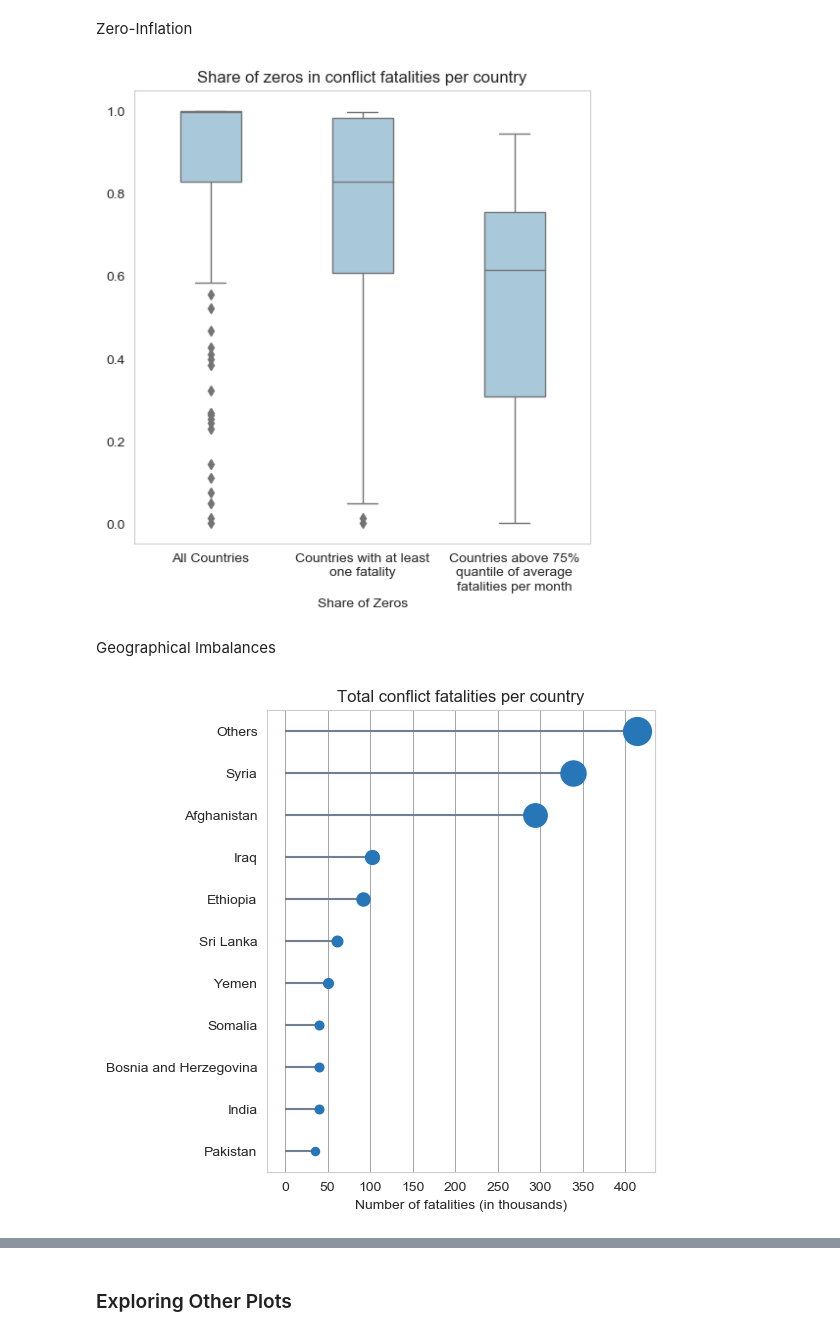
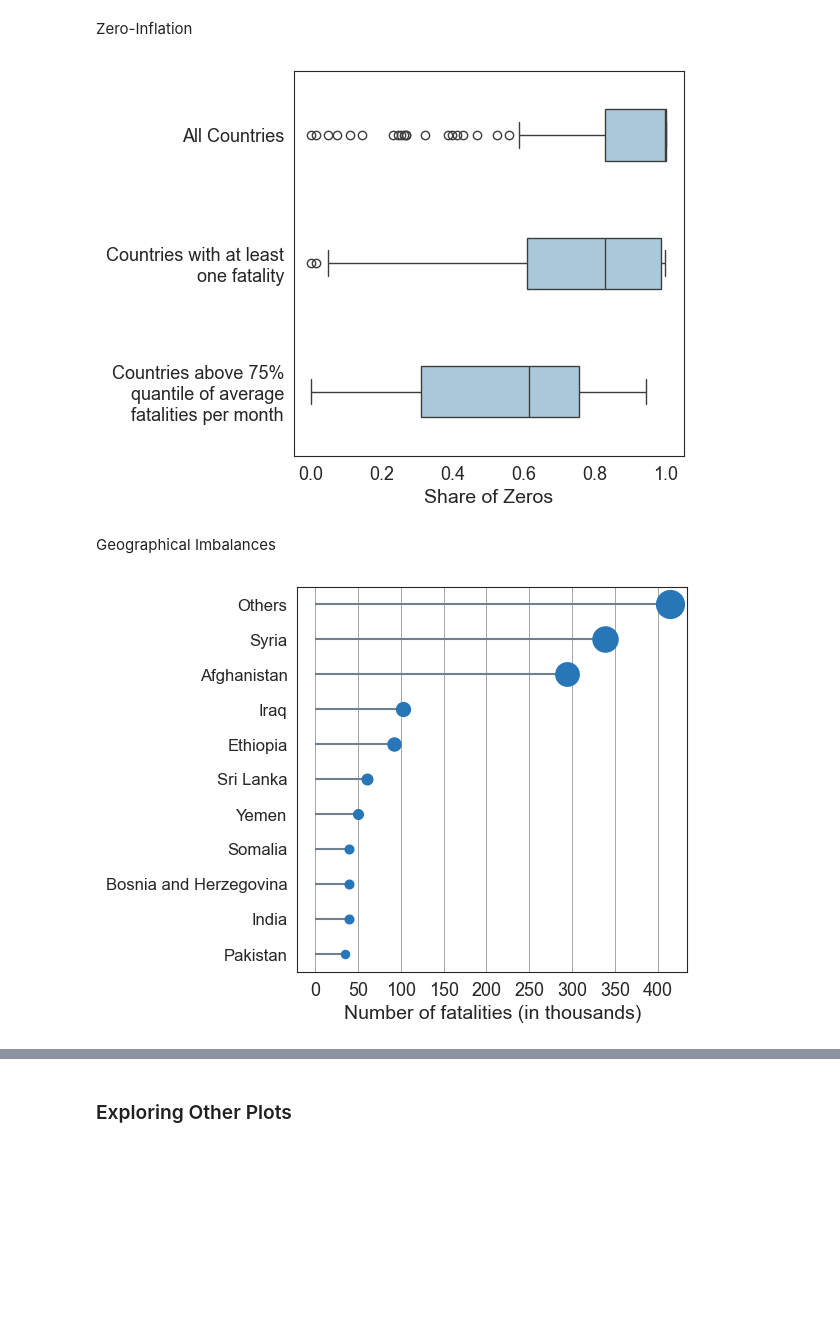
Before and after one commit to simondrauz/bachelor_thesis, a Jupyter notebook: visualizing_fatalities.ipynb, the cells around one changed output, grey strips where cells are left out. Saved outputs shown, nothing was run; the diff lists cells and outputs as text; code cells hidden in the pictures; blank space fills up the shorter version.

```diff
--- a/visualizing_fatalities.ipynb
+++ b/visualizing_fatalities.ipynb
@@ -45,10 +45,15 @@ colormap = colormap_deep_custom; colormap
  (0.39215686274509803, 0.7098039215686275, 0.803921568627451)]
 # %%
 # Optional setting for consistent font sized throughout the plots (not yet used)
-legend_text_size = 12
-title_text_size = 16
+legend_text_size = 13
+title_text_size = 14
 yax_text_size = 14
 xax_text_size = 14
+xticklabel_size = 13
+yticklabel_size = 13
+# %%
+# Set style of seaborn functions
+sns.set_style("white")
 # %%
 # Function to obtain relevant subsets of countries
 def get_country_subsets(data):
@@ -395,7 +415,7 @@ def plot_total_fatalities_over_time(df):
 # %% [markdown]
 Boxplots
 # %%
-def generate_boxplots_of_share_of_zeros(data, all_countries, countries_non_zero, countries_over_quantile, color):
+def generate_boxplots_of_share_of_zeros(data, all_countries, countries_non_zero, countries_over_quantile, color, export=False):
     """
     Generates box plots for the share of zeros in the GED-SB variable for different country subsets.
 
@@ -416,13 +436,18 @@ def generate_boxplots_of_share_of_zeros(data, all_countries, countries_non_zero,
         'Countries with at least\none fatality': data_countries_non_zero,
         'Countries above 75%\nquantile of average\nfatalities per month': data_countries_over_quantile
     })
-
-    plt.figure(figsize=(6, 6))
+    sns.set_style("white")
+    plt.figure(figsize=(5*1.3, 5))
     # Generate box plots, a bit slimmed down
-    sns.boxplot(data=combined_data, color=color, width=0.4, linewidth=1, orient='v')
-    plt.title('Share of zeros in conflict fatalities per country')
-    plt.xlabel('Share of Zeros')
+    sns.boxplot(data=combined_data, color=color, width=0.4, linewidth=1, orient='h')
+    # plt.title('Share of zeros in conflict fatalities per country', fontsize=title_text_size)
+    plt.xlabel('Share of Zeros', fontsize=xax_text_size)
+    plt.xticks(fontsize=xticklabel_size)
+    plt.yticks(fontsize=yticklabel_size)
     plt.grid(False)
+    plt.subplots_adjust(left=0.3)
+    if export:
+        plt.savefig(fr'C:\Users\Uwe Drauz\Documents\bachelor_thesis_local\personal_competition_data\Plots\plots_for_data_section\boxplots_share_of_zeros_quadratic.png', dpi=300)
     plt.show()
 # %% [markdown]
 Violin plots
@@ -658,14 +692,14 @@ plot_mean_variance_log_scale(data)
 Zero-Inflation
 # %%
 generate_boxplots_of_share_of_zeros(data, all_countries, countries_non_zero, countries_over_quantile,
-                                    default_blue_light)
+                                    default_blue_light, export=True)
 # %% [output]
-[figure, old version]
+[figure, new version]
 # %% [markdown]
 Geographical Imbalances
 # %%
-plot_fatalities_lollipop_chart(data)
+plot_fatalities_lollipop_chart(data, export=True)
 # %% [output]
-[figure, old version]
+[figure, new version]
 # %%
 
```
Also changed, not shown: parts of 9 cells of this notebook.
